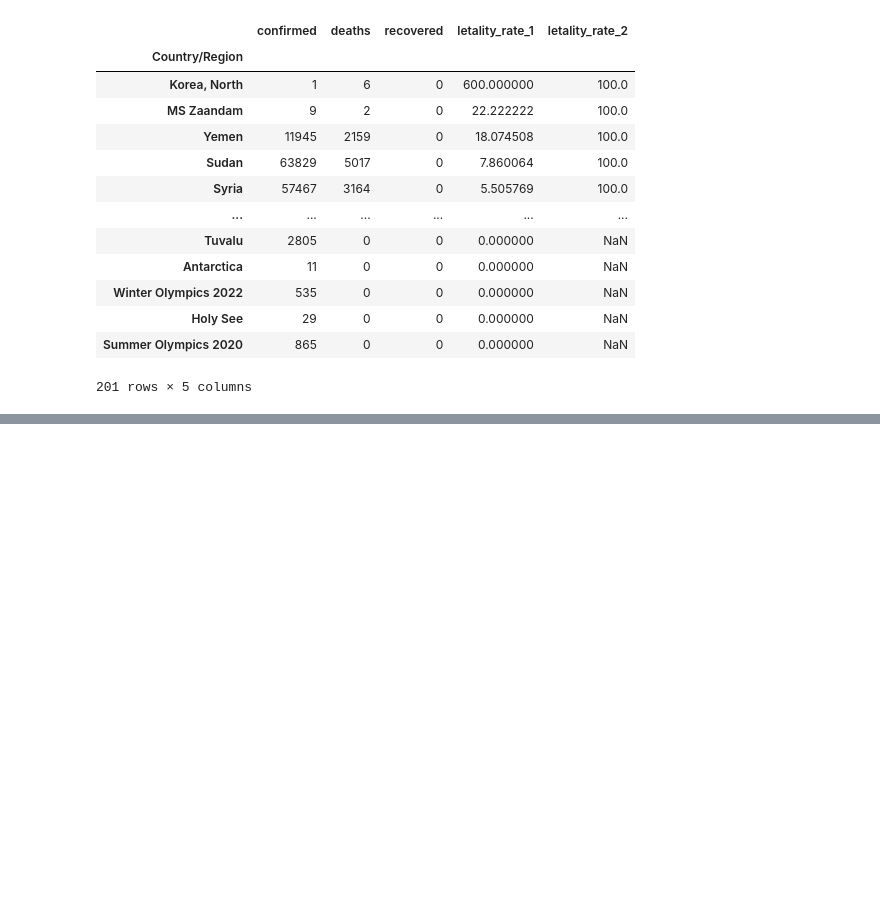
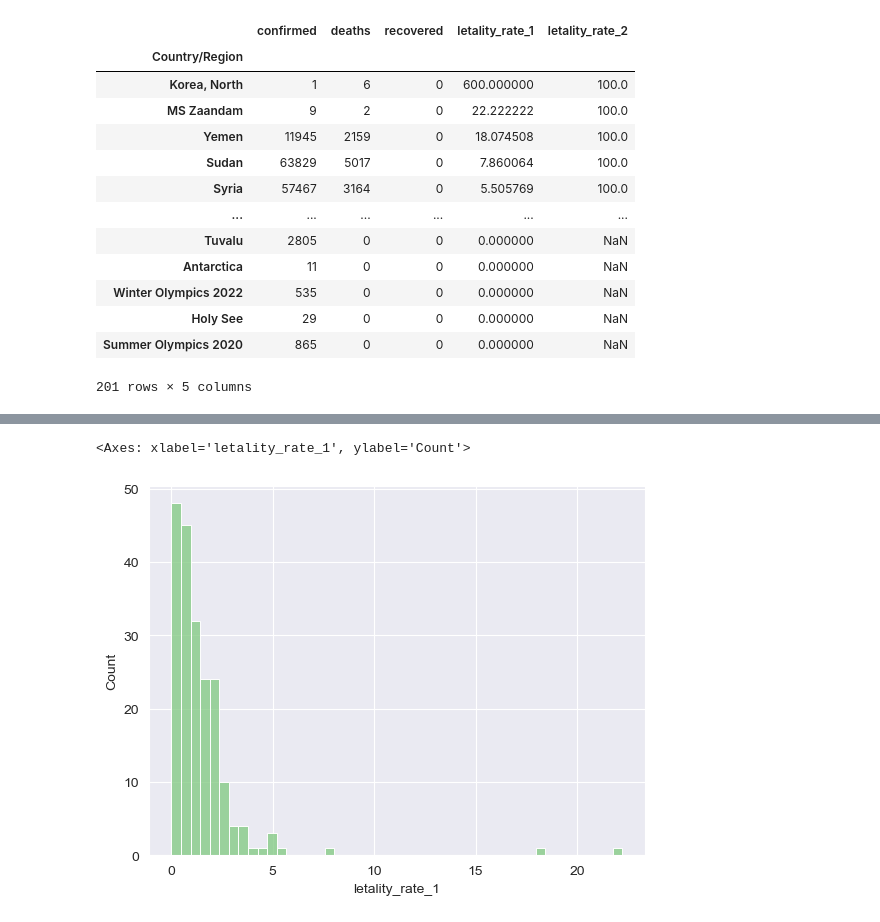
Before and after one commit to ledsouza/Covid19, a Jupyter notebook: eda_covid19.ipynb, the cells around one changed output, grey strips where cells are left out. Drawn from its saved outputs; the diff is of its cells as text; code cells hidden in the pictures; blank space fills up the shorter version.

```diff
--- a/eda_covid19.ipynb
+++ b/eda_covid19.ipynb
@@ -209,0 +224,5 @@ combined.sort_values('letality_rate_1', ascending=False)
+# %%
+sns.histplot(combined['letality_rate_1'])
+# %% [output]
+<Axes: xlabel='letality_rate_1', ylabel='Count'>
+[figure, added]
```
Also changed, not shown: parts of 5 cells of this notebook.
